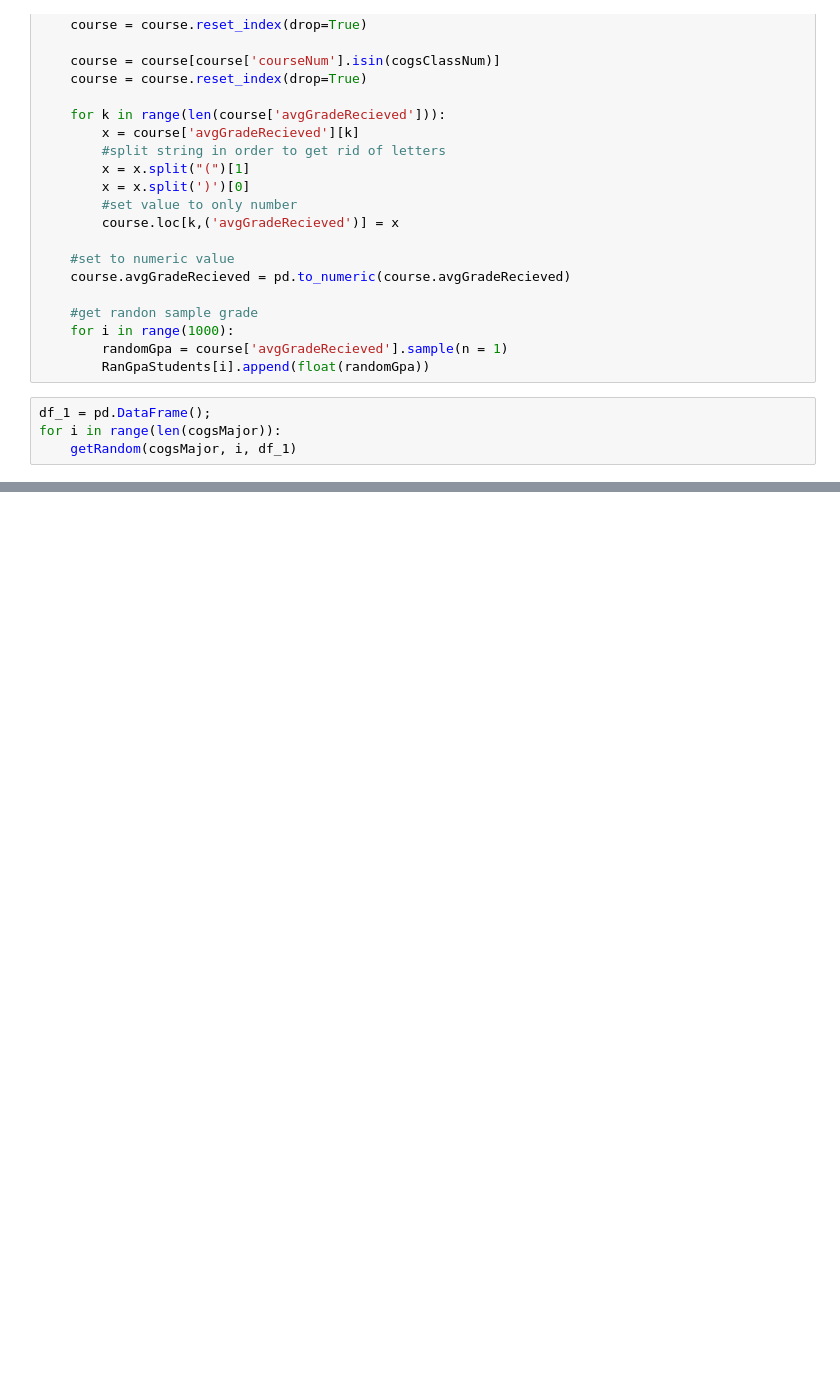
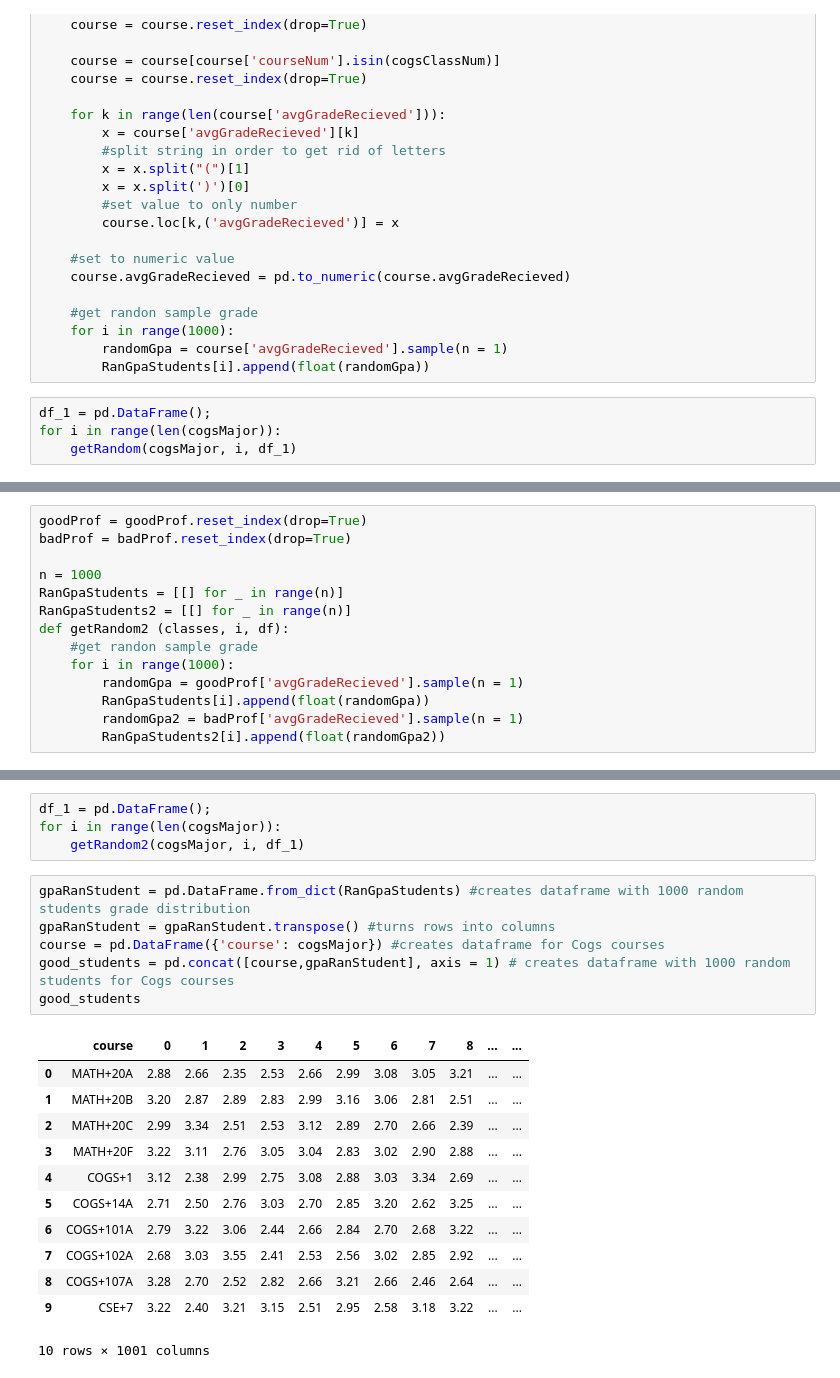
Before and after one commit to TomDonoghue/Pr_026, a Jupyter notebook: Pr_026_HackathonSubmission.ipynb, the cells around one changed output, grey strips where cells are left out. Saved outputs shown, nothing was run; the diff lists cells and outputs as text; blank space fills up the shorter version.

```diff
--- a/Pr_026_HackathonSubmission.ipynb
+++ b/Pr_026_HackathonSubmission.ipynb
@@ -473,0 +516,14 @@ plt.show()
+# %%
+goodProf = goodProf.reset_index(drop=True)
+badProf = badProf.reset_index(drop=True)
+
+n = 1000
+RanGpaStudents = [[] for _ in range(n)]
+RanGpaStudents2 = [[] for _ in range(n)]
+def getRandom2 (classes, i, df):
+    #get randon sample grade
+    for i in range(1000):
+        randomGpa = goodProf['avgGradeRecieved'].sample(n = 1)
+        RanGpaStudents[i].append(float(randomGpa))
+        randomGpa2 = badProf['avgGradeRecieved'].sample(n = 1)
+        RanGpaStudents2[i].append(float(randomGpa2))
@@ -473,0 +537,23 @@ plt.show()
+# %%
+df_1 = pd.DataFrame();
+for i in range(len(cogsMajor)):
+    getRandom2(cogsMajor, i, df_1)
+# %%
+gpaRanStudent = pd.DataFrame.from_dict(RanGpaStudents) #creates dataframe with 1000 random students grade distribution
+gpaRanStudent = gpaRanStudent.transpose() #turns rows into columns
+course = pd.DataFrame({'course': cogsMajor}) #creates dataframe for Cogs courses
+good_students = pd.concat([course,gpaRanStudent], axis = 1) # creates dataframe with 1000 random students for Cogs courses
+good_students
+# %% [output]
+|  | course | 0 | 1 | 2 | 3 | 4 | 5 | 6 | 7 | 8 | ... | ... |
+| 0 | MATH+20A | 2.88 | 2.66 | 2.35 | 2.53 | 2.66 | 2.99 | 3.08 | 3.05 | 3.21 | ... | ... |
+| 1 | MATH+20B | 3.20 | 2.87 | 2.89 | 2.83 | 2.99 | 3.16 | 3.06 | 2.81 | 2.51 | ... | ... |
+| 2 | MATH+20C | 2.99 | 3.34 | 2.51 | 2.53 | 3.12 | 2.89 | 2.70 | 2.66 | 2.39 | ... | ... |
+| 3 | MATH+20F | 3.22 | 3.11 | 2.76 | 3.05 | 3.04 | 2.83 | 3.02 | 2.90 | 2.88 | ... | ... |
+| 4 | COGS+1 | 3.12 | 2.38 | 2.99 | 2.75 | 3.08 | 2.88 | 3.03 | 3.34 | 2.69 | ... | ... |
+| 5 | COGS+14A | 2.71 | 2.50 | 2.76 | 3.03 | 2.70 | 2.85 | 3.20 | 2.62 | 3.25 | ... | ... |
+| 6 | COGS+101A | 2.79 | 3.22 | 3.06 | 2.44 | 2.66 | 2.84 | 2.70 | 2.68 | 3.22 | ... | ... |
+| 7 | COGS+102A | 2.68 | 3.03 | 3.55 | 2.41 | 2.53 | 2.56 | 3.02 | 2.85 | 2.92 | ... | ... |
+| 8 | COGS+107A | 3.28 | 2.70 | 2.52 | 2.82 | 2.66 | 3.21 | 2.66 | 2.46 | 2.64 | ... | ... |
+| 9 | CSE+7 | 3.22 | 2.40 | 3.21 | 3.15 | 2.51 | 2.95 | 2.58 | 3.18 | 3.22 | ... | ... |
+10 rows × 1001 columns
```
Also changed, not shown: parts of 11 cells of this notebook.
